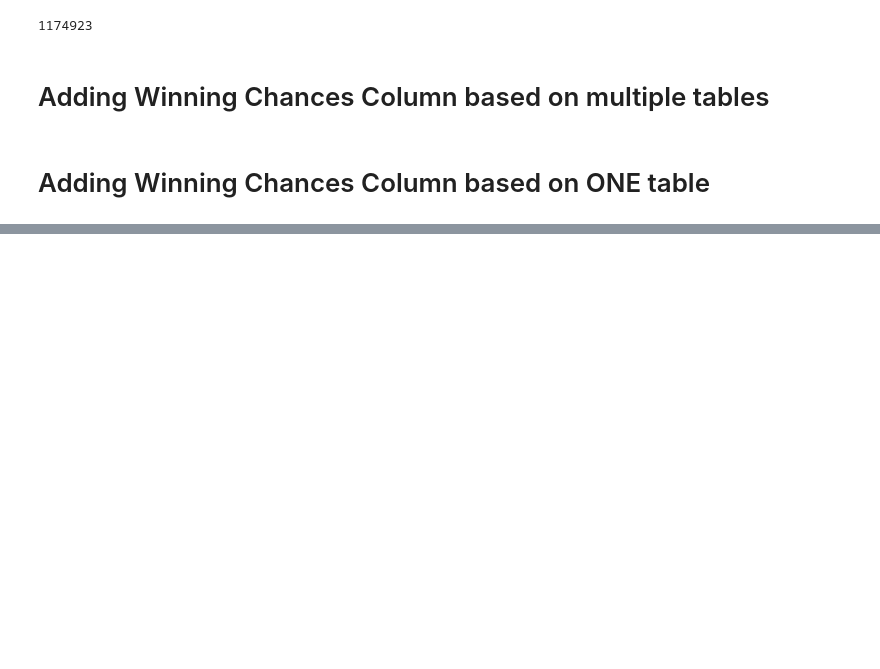
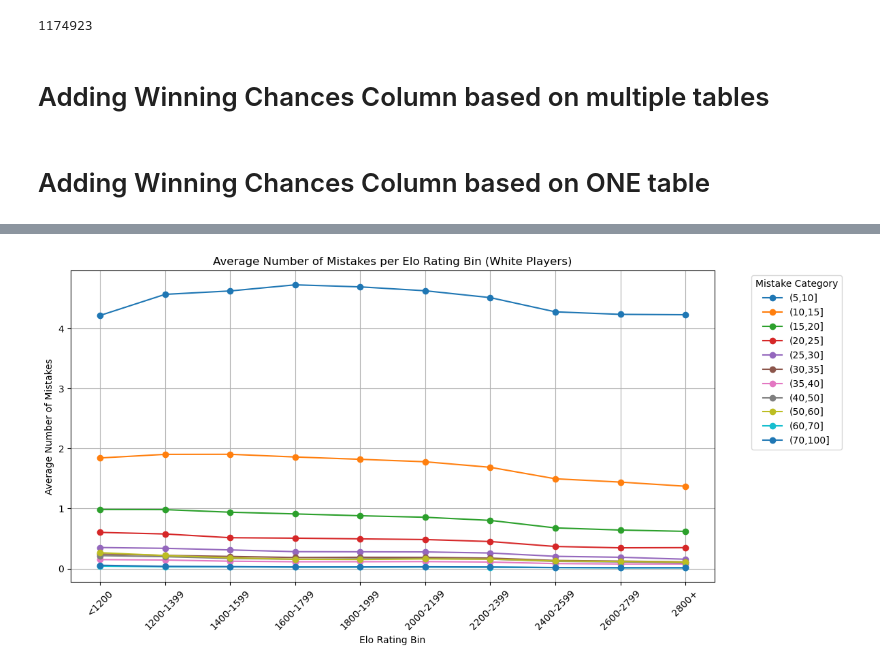
Before and after one commit to dosoe/Guess-The-Elo, a Jupyter notebook: data_analysis/winning_chances.ipynb, the cells around one changed output, grey strips where cells are left out. Cells and saved outputs as stored; diff of their text form; code cells hidden in the pictures; blank space fills up the shorter version.

```diff
--- a/data_analysis/winning_chances.ipynb
+++ b/data_analysis/winning_chances.ipynb
@@ -421,7 +412,7 @@ for i in range(len(edges) - 1):
     bin_labels.append(label)
 
 # Initialize variable to hold the reference table for moves 101-120
-reference_results_df = None
+reference_winning_chance_table = None
 
 # Loop over move bins up to 120
 for lower_move, upper_move in move_bins:
@@ -448,19 +439,19 @@ for lower_move, upper_move in move_bins:
         })
 
     # Create a DataFrame from the results
-    results_df = pd.DataFrame(results)
+    winning_chance_table = pd.DataFrame(results)
 
     # Save the DataFrame to a CSV file
     move_bin_label = f"{lower_move}-{upper_move}"
     output_filename = f"winning_chances_moves_{move_bin_label}.csv"
     output_path = os.path.join(output_dir, output_filename)
-    results_df.to_csv(output_path, index=False)
+    winning_chance_table.to_csv(output_path, index=False)
 
     print(f"Saved winning chances table for moves {lower_move}-{upper_move} to {output_filename}")
 
-    # If this is the move bin for moves 101-120, save the results_df as the reference table
+    # If this is the move bin for moves 101-120, save the winning_chance_table as the reference table
     if lower_move == 101 and upper_move == 120:
-        reference_results_df = results_df.copy()
+        reference_winning_chance_table = winning_chance_table.copy()
 
 # For move bins beyond 120, copy the table from moves 101-120
 max_move_number_in_df = df['MoveNumber'].max()
@@ -473,13 +464,13 @@ while current_move < max_move_number_in_df:
     current_move += move_range
 
 # Copy the reference table to additional move bins
-if reference_results_df is not None:
+if reference_winning_chance_table is not None:
     for lower_move, upper_move in additional_move_bins:
         # Save the reference DataFrame to a CSV file with the new move bin label
         move_bin_label = f"{lower_move}-{upper_move}"
         output_filename = f"winning_chances_moves_{move_bin_label}.csv"
         output_path = os.path.join(output_dir, output_filename)
-        reference_results_df.to_csv(output_path, index=False)
+        reference_winning_chance_table.to_csv(output_path, index=False)
         print(f"Copied winning chances table for moves {lower_move}-{upper_move} from moves 101-120")
 else:
     print("Reference table for moves 101-120 is not available. Cannot copy to later move bins.")
@@ -699,0 +843,6 @@ df.head(10)
+# %%
+mistake_bins= [5, 10, 15, 20, 25, 30, 35, 40, 50, 60, 70, 100]
+mistake_labels = []
+for i in range(len(mistake_bins)-1):
+    label = f'({mistake_bins[i]},{mistake_bins[i+1]}]'
+    mistake_labels.append(label)
@@ -699,0 +1186,67 @@ df.head(10)
+# %%
+import pandas as pd
+import numpy as np
+import matplotlib.pyplot as plt
+
+# Load your summary_table
+summary_table = pd.read_csv("../huge_analyzed_games/big_summary_table.csv")
+
+# Filter data for White players only
+summary_table_white = summary_table[summary_table['Player'] == 'White']
+
+# Define the mistake intervals and labels
+mistake_labels = [
+    '(5,10]', '(10,15]', '(15,20]', '(20,25]', '(25,30]',
+    '(30,35]', '(35,40]', '(40,50]', '(50,60]', '(60,70]', '(70,100]'
+]
+
+# Handle missing values in mistake intervals
+summary_table_white[mistake_labels] = summary_table_white[mistake_labels].fillna(0)
+
+# Ensure 'Elo' is numeric
+summary_table_white['Elo'] = pd.to_numeric(summary_table_white['Elo'], errors='coerce')
+
+# Remove rows with missing 'Elo' values
+summary_table_white = summary_table_white.dropna(subset=['Elo'])
+
+# Step 1: Bin the Elo Ratings
+# Define Elo rating bins
+elo_bins = [0, 1200, 1400, 1600, 1800, 2000, 2200, 2400, 2600, 2800, np.inf]
+elo_labels = ['<1200', '1200-1399', '1400-1599', '1600-1799', '1800-1999',
+              '2000-2199', '2200-2399', '2400-2599', '2600-2799', '2800+']
+
+# Assign Elo bins to the data
+summary_table_white['EloBin'] = pd.cut(
+    summary_table_white['Elo'],
+    bins=elo_bins,
+    labels=elo_labels,
+    right=False  # Left-inclusive intervals
+)
+
+# Step 2: Aggregate the Data
+# Group by EloBin and calculate the average number of mistakes in each category
+avg_mistakes_per_bin = summary_table_white.groupby('EloBin')[mistake_labels].mean().reset_index()
+
+# Step 3: Plot the Data
+# Set up the plot
+plt.figure(figsize=(12, 6))
+
+# Plot a line for each mistake category
+for label in mistake_labels:
+    plt.plot(
+        avg_mistakes_per_bin['EloBin'],
+        avg_mistakes_per_bin[label],
+        marker='o',
+        label=label
+    )
+
+# Customize the plot
+plt.title('Average Number of Mistakes per Elo Rating Bin (White Players)')
+plt.xlabel('Elo Rating Bin')
+plt.ylabel('Average Number of Mistakes')
+plt.xticks(rotation=45)
+plt.legend(title='Mistake Category', bbox_to_anchor=(1.05, 1), loc='upper left')
+plt.grid(True)
+plt.tight_layout()
+plt.show()
+# %% [output]
@@ -699,0 +1263 @@ df.head(10)
+[figure, added]
```
Also changed, not shown: parts of 27 cells of this notebook, 1 other file.
